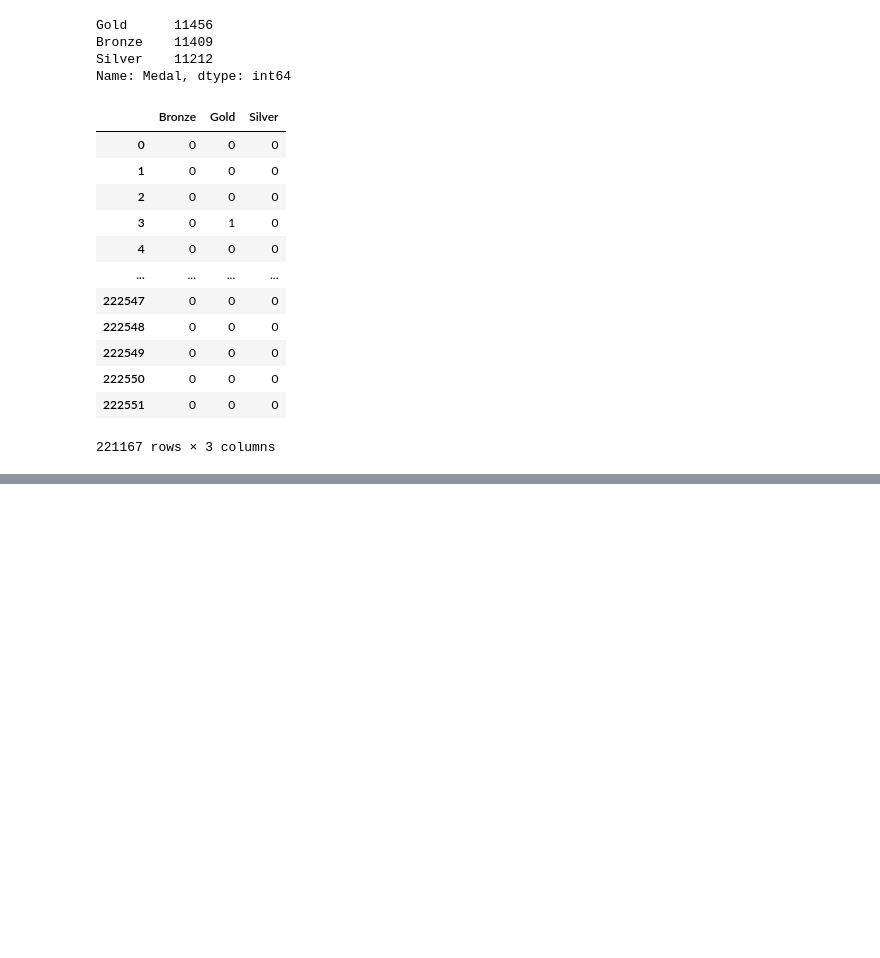
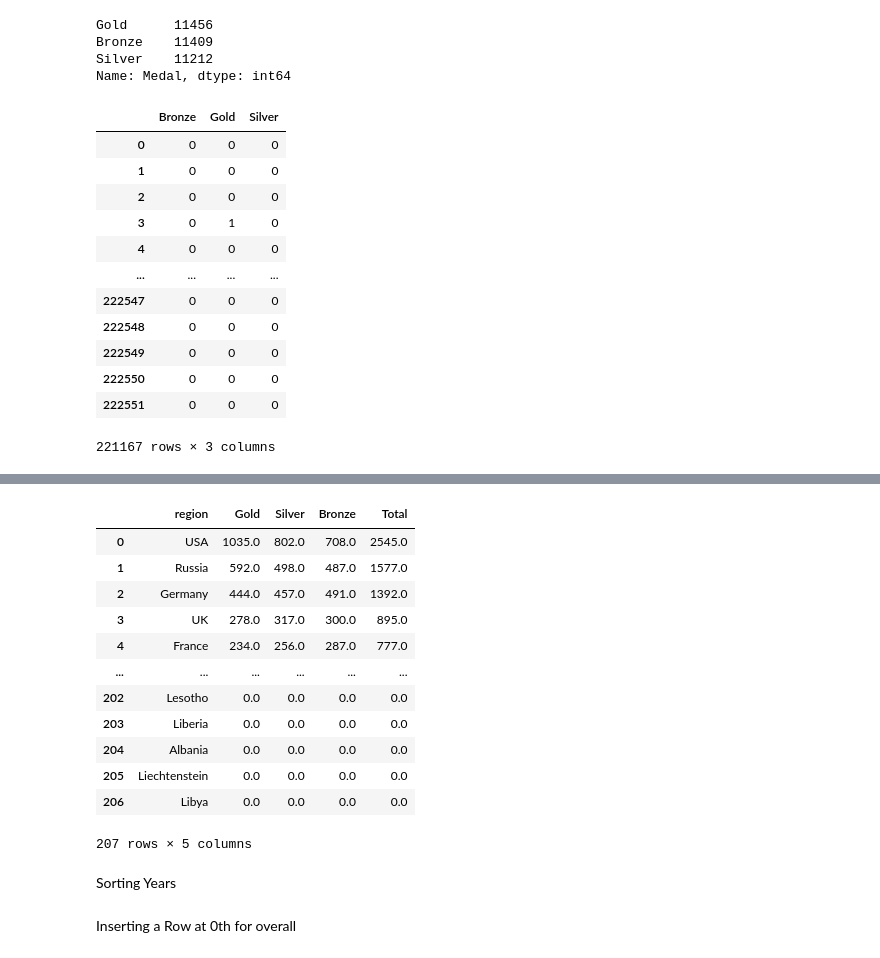
Before and after one commit to Bruhkhari/MPR6_notebook, a Jupyter notebook: Analysis.ipynb, the cells around one changed output, grey strips where cells are left out. Cells and saved outputs as stored; diff of their text form; code cells hidden in the pictures; blank space fills up the shorter version.

```diff
--- a/Analysis.ipynb
+++ b/Analysis.ipynb
@@ -182,0 +185,20 @@ medal_tally[medal_tally['NOC']=='IND']
+# %%
+medal_tally['Total'] = medal_tally['Gold'] + medal_tally['Silver'] +medal_tally['Bronze']
+# %%
+medal_tally
+# %% [output]
+|  | region | Gold | Silver | Bronze | Total |
+| 0 | USA | 1035.0 | 802.0 | 708.0 | 2545.0 |
+| 1 | Russia | 592.0 | 498.0 | 487.0 | 1577.0 |
+| 2 | Germany | 444.0 | 457.0 | 491.0 | 1392.0 |
+| 3 | UK | 278.0 | 317.0 | 300.0 | 895.0 |
+| 4 | France | 234.0 | 256.0 | 287.0 | 777.0 |
+| ... | ... | ... | ... | ... | ... |
+| 202 | Lesotho | 0.0 | 0.0 | 0.0 | 0.0 |
+| 203 | Liberia | 0.0 | 0.0 | 0.0 | 0.0 |
+| 204 | Albania | 0.0 | 0.0 | 0.0 | 0.0 |
+| 205 | Liechtenstein | 0.0 | 0.0 | 0.0 | 0.0 |
+| 206 | Libya | 0.0 | 0.0 | 0.0 | 0.0 |
+207 rows × 5 columns
+# %% [markdown]
+Sorting Years
@@ -182,0 +209,2 @@ medal_tally[medal_tally['NOC']=='IND']
+# %% [markdown]
+Inserting a Row at 0th for overall
```
Also changed, not shown: parts of 32 cells of this notebook.
